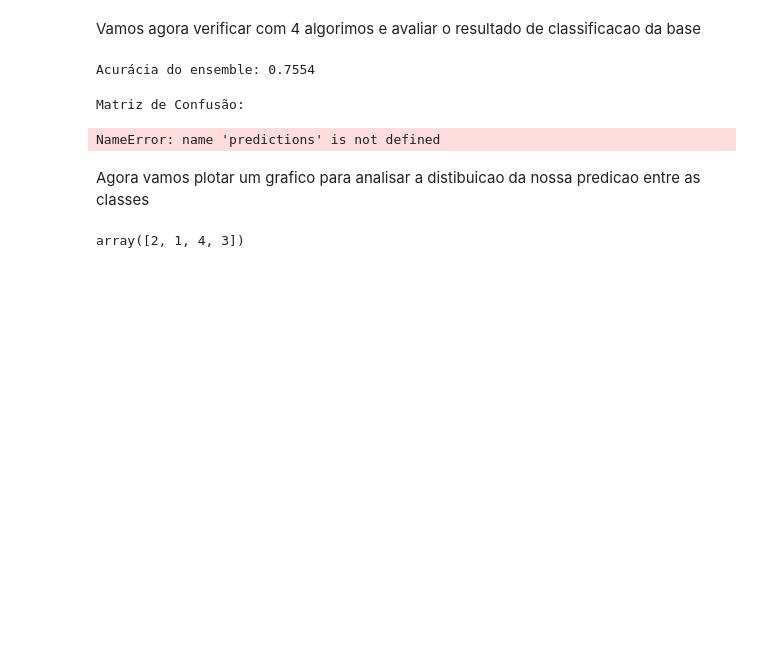
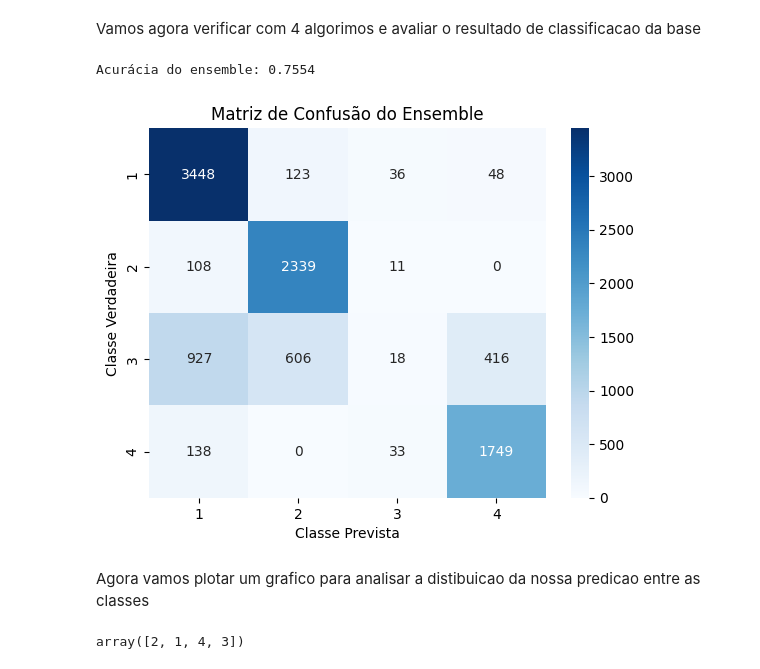
Before and after one commit to RodrigodeFeo/8DTS, a Jupyter notebook: Trabalho_Integrado_ML_RM351578.ipynb, the cells around one changed output. Saved outputs shown, nothing was run; the diff lists cells and outputs as text; code cells hidden in the pictures; blank space fills up the shorter version.

```diff
--- a/Trabalho_Integrado_ML_RM351578.ipynb
+++ b/Trabalho_Integrado_ML_RM351578.ipynb
@@ -766,15 +766,26 @@ ensemble_accuracy = accuracy_score(y_test, ensemble_pred)
 print("Acurácia do ensemble:", ensemble_accuracy)
 # %% [output]
 Acurácia do ensemble: 0.7554
-# %%
-# Avaliar o modelo
-print("Matriz de Confusão:")
-print(confusion_matrix(y_test, predictions))
-print("\nRelatório de Classificação:")
-print(classification_report(y_test, predictions))
-# %% [output]
-Matriz de Confusão:
-NameError: name 'predictions' is not defined
+# %%
+# Avaliar o modelo
+import seaborn as sns
+from sklearn.metrics import confusion_matrix
+
+# Calcular a matriz de confusão
+conf_matrix = confusion_matrix(y_test, ensemble_pred)
+
+# Plotar a matriz de confusão usando seaborn
+sns.heatmap(conf_matrix, annot=True, cmap='Blues', fmt='d', xticklabels=classes, yticklabels=classes)
+
+# Adicionar rótulos e título
+plt.xlabel('Classe Prevista')
+plt.ylabel('Classe Verdadeira')
+plt.title('Matriz de Confusão do Ensemble')
+
+# Mostrar o gráfico
+plt.show()
+# %% [output]
+[figure, added]
 # %% [markdown]
 Agora vamos plotar um grafico para analisar a distibuicao da nossa predicao entre as classes
 # %%
```
Also changed, not shown: parts of 2 cells of this notebook.
